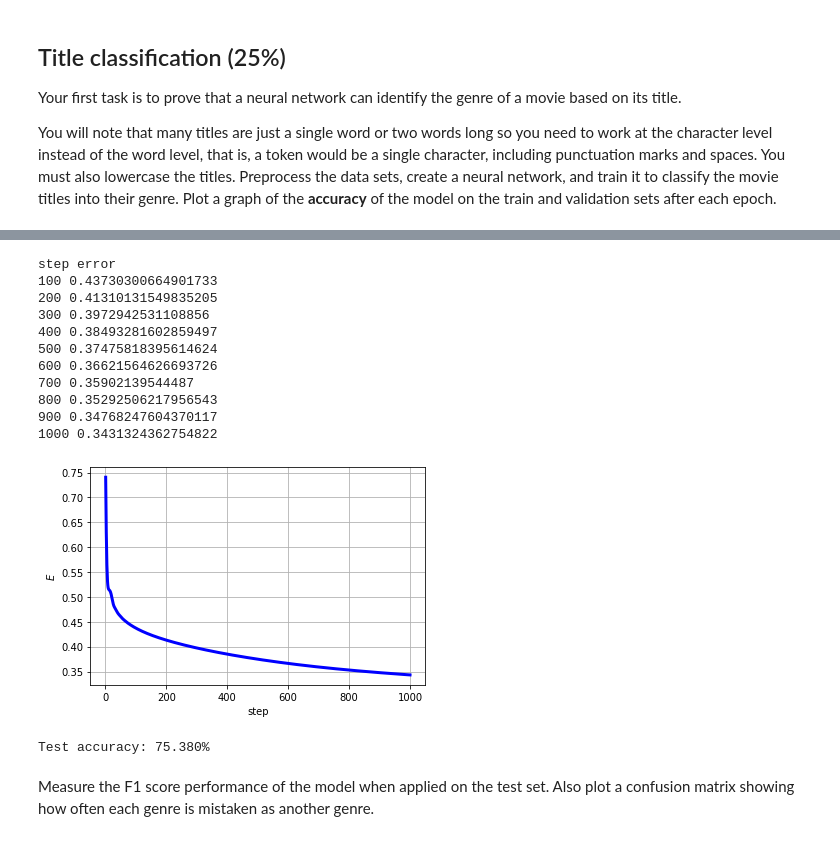
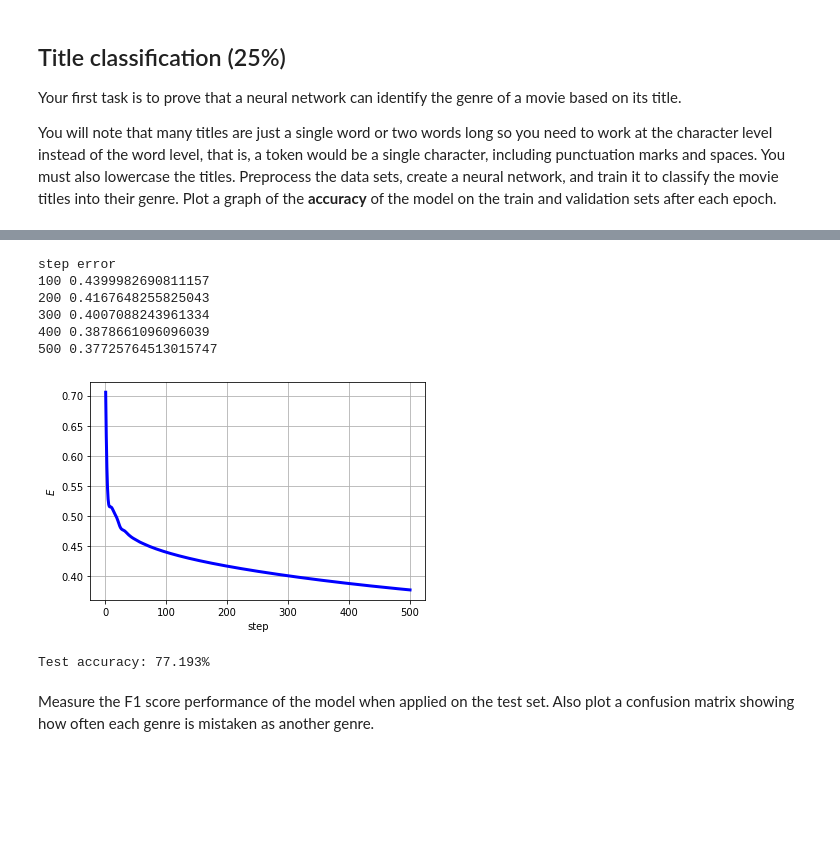
Before and after one commit to MaximCamilleri/Movie-Title-Genre-Prediction-and-Creation, a Jupyter notebook: movie_titles.ipynb, the cells around one changed output, grey strips where cells are left out. Cells and saved outputs as stored; diff of their text form; code cells hidden in the pictures; blank space fills up the shorter version.

Commit message:
title classification v1

```diff
--- a/movie_titles.ipynb
+++ b/movie_titles.ipynb
@@ -267,7 +267,12 @@ class GenreClassifier():
     def f1_score(self, test_x, test_y):
         with torch.no_grad():
             predictions = torch.sigmoid(self.model(test_x))
-            f1 = sklearn.metrics.f1_score(test_y, predictions,)
+            f1 = sklearn.metrics.f1_score(test_y, predictions, average = None)
+
+    def confusion_matrix(self):
+        predictions = torch.sigmoid(self.model(test_x))
+        print(predictions)
+        tn, fp, fn, tpsklearn.metrics.confusion_matrix
 
     def errors(self):
         (fig, ax) = plt.subplots(1, 1)
@@ -276,26 +281,21 @@ class GenreClassifier():
         ax.plot(range(1, len(self.train_errors) + 1), self.train_errors, color='blue', linestyle='-', linewidth=3)
         ax.grid()
 # %%
-classifier = GenreClassifier(chars=vocab, iters=1000, title_lens=train_lens, genre_size=len(genre), embedding=32, hidden=32, max_len=max_len)
+classifier = GenreClassifier(chars=vocab, iters=500, title_lens=train_lens, genre_size=len(genre), embedding=32, hidden=32, max_len=max_len)
 classifier.run(indexed_train_x, indexed_train_y)
 classifier.errors()
 # %% [output]
 step error
-100 0.43730300664901733
-200 0.41310131549835205
-300 0.3972942531108856
-400 0.38493281602859497
-500 0.37475818395614624
-600 0.36621564626693726
-700 0.35902139544487
-800 0.35292506217956543
-900 0.34768247604370117
-1000 0.3431324362754822
+100 0.4399982690811157
+200 0.4167648255825043
+300 0.4007088243961334
+400 0.3878661096096039
+500 0.37725764513015747
-[figure, old version]
+[figure, new version]
 # %%
 classifier.accuracy(indexed_test_x, indexed_test_y)
 # %% [output]
-Test accuracy: 75.380%
+Test accuracy: 77.193%
 # %% [markdown]
 Measure the F1 score performance of the model when applied on the test set.
 Also plot a confusion matrix showing how often each genre is mistaken as another genre.
```
Also changed, not shown: parts of 1 cell of this notebook.
